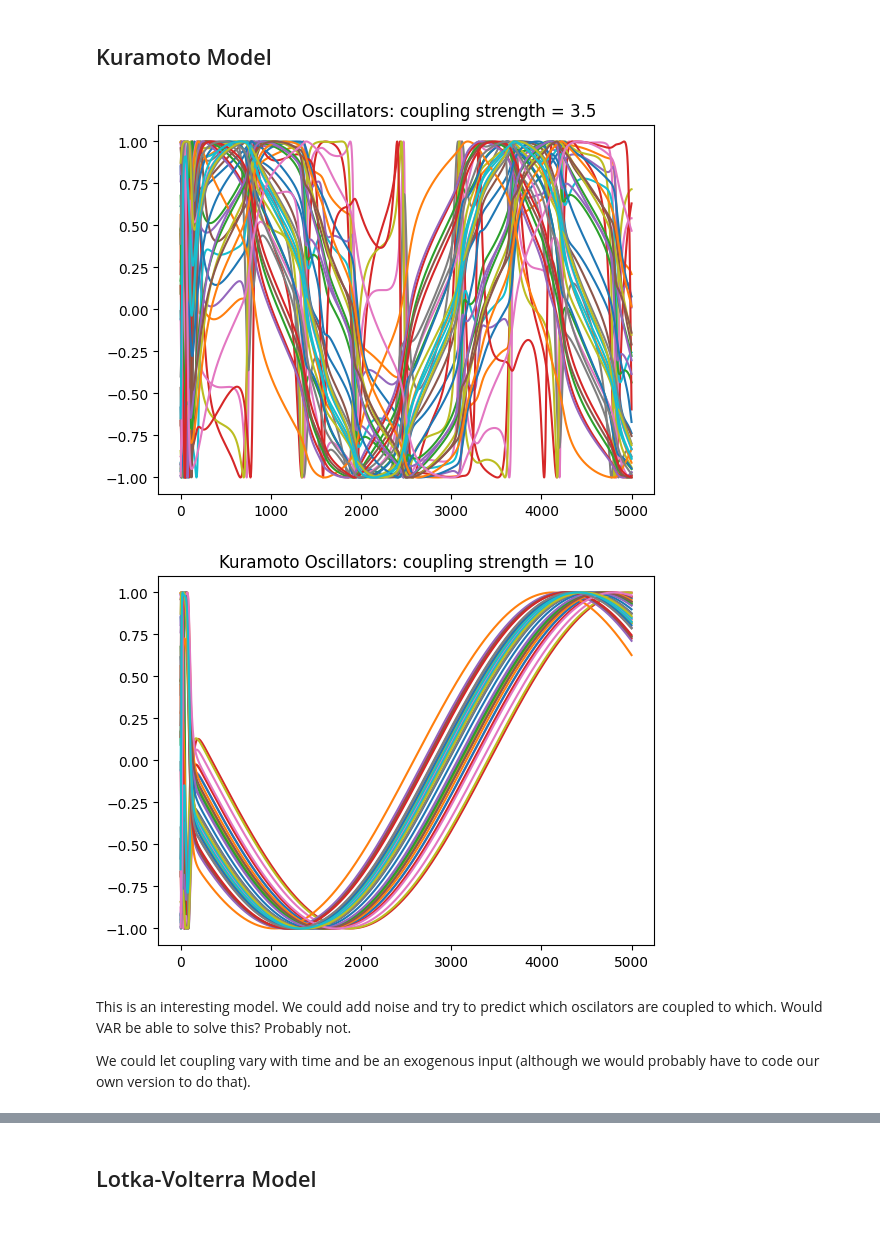
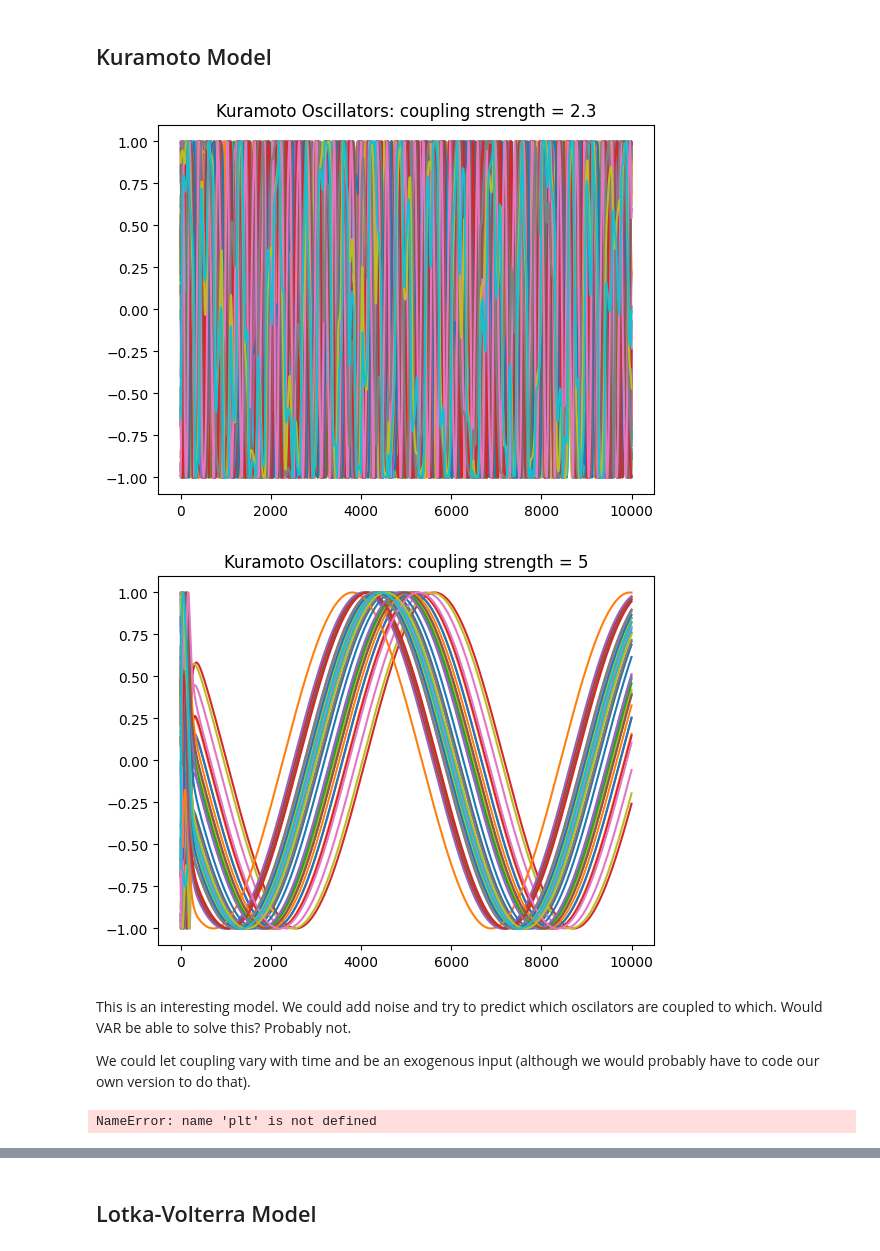
Before and after one commit to djpasseyjr/graphinference, a Jupyter notebook: Notebooks/Jupyter/NetrdModels.ipynb, the cells around one changed output, grey strips where cells are left out. Drawn from its saved outputs; the diff is of its cells as text; code cells hidden in the pictures.

Commit message:
Investigating dynamic models

```diff
--- a/Notebooks/Jupyter/NetrdModels.ipynb
+++ b/Notebooks/Jupyter/NetrdModels.ipynb
@@ -25,44 +28,52 @@ G = nx.stochastic_block_model(cluster_sizes, cluster_connection_probs)
 ## Kuramoto Model
 # %%
 
-timeseries_length = 5000
+timeseries_length = 10000
 timestep = 0.1
-coupling_str = 3.5
+coupling_str = 2.3
 # Initial phases distributed uniformly in [0, 2pi]
 initial_phases = 2*np.pi*np.random.rand(num_nodes)
 initial_freqs = np.random.rand(num_nodes) - .5
 
 kuramoto_model = netrd.dynamics.Kuramoto()
 X = kuramoto_model.simulate(
     G,
     timeseries_length,
     strength=coupling_str,
     dt=timestep,
     phases=initial_phases,
     freqs=initial_freqs
 )
 
 plt.title(f"Kuramoto Oscillators: coupling strength = {coupling_str}")
 plt.plot(np.sin(X.T))
 plt.show()
 
-coupling_str = 10
-X = kuramoto_model.simulate(
+coupling_str = 5
+X2 = kuramoto_model.simulate(
     G,
     timeseries_length,
     strength=coupling_str,
     dt=timestep,
     phases=initial_phases,
     freqs=initial_freqs
 )
 
 plt.title(f"Kuramoto Oscillators: coupling strength = {coupling_str}")
-plt.plot(np.sin(X.T))
+plt.plot(np.sin(X2.T))
 plt.show()
 # %% [output]
-[figure, old version]
+[figure, new version]
-[figure, old version]
+[figure, new version]
 # %% [markdown]
 This is an interesting model. We could add noise and try to predict which oscilators are coupled to which. Would VAR be able to solve this? Probably not.
 
 We could let coupling vary with time and be an exogenous input (although we would probably have to code our own version to do that).
+# %%
+kuramoto_ts = np.sin(X2)
+predicted_adj = inference_methods.lagged_correlation_corrected_for_reverse_causation(kuramoto_ts, np.sum(adj))
+
+metrics.compare_adj_plot(adj, predicted_adj, title="Adj predicted by Corrected Lagged Correlation")
+metrics.compare_adj_f1_score(adj, predicted_adj, verbose=True)
+# %% [output]
+NameError: name 'plt' is not defined
```
Also changed, not shown: parts of 16 cells of this notebook, 4 other files.
